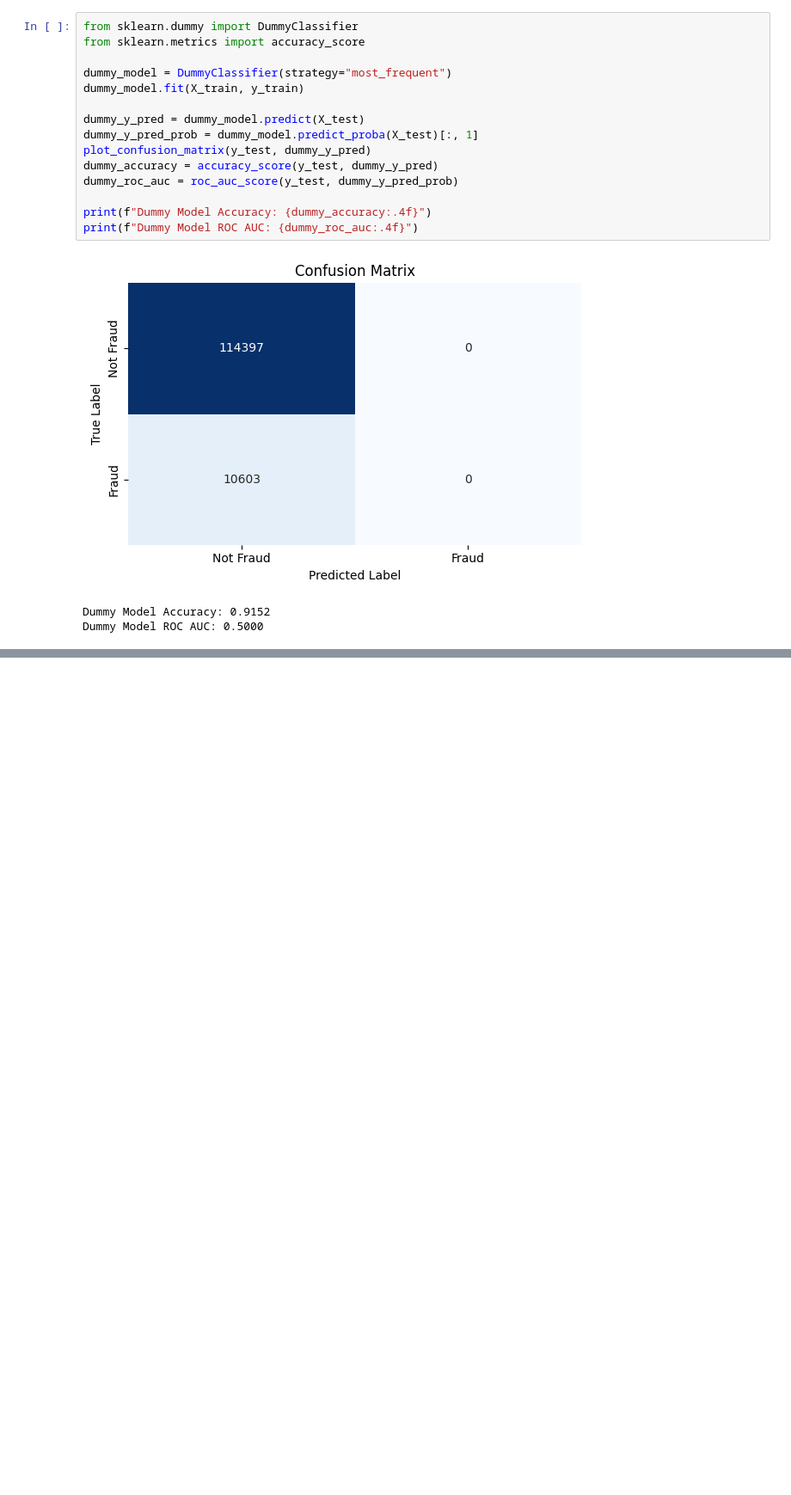
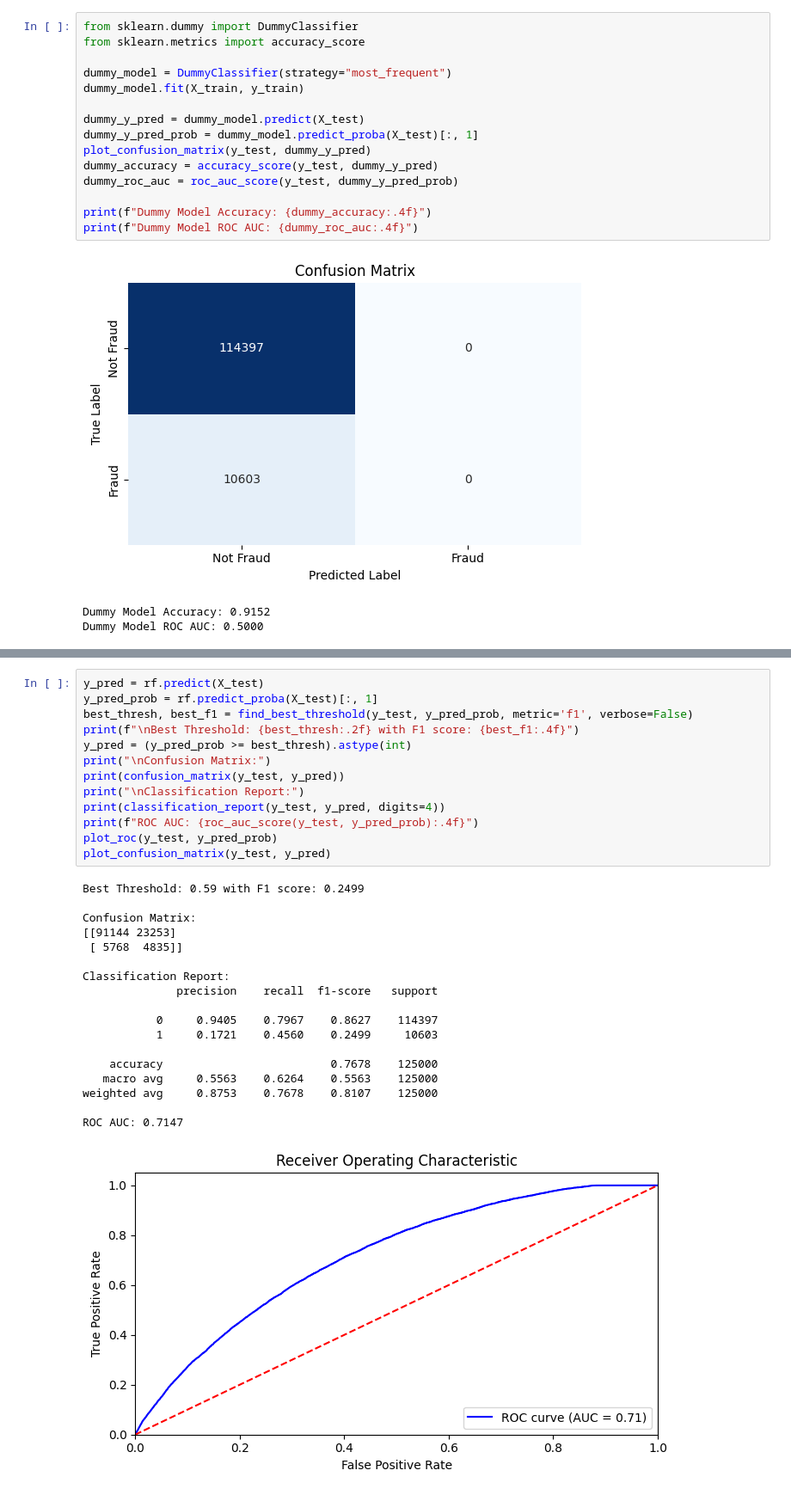
Before and after one commit to b-szczesniak/hackathon-entry, a Jupyter notebook: src/notebooks/model.ipynb, the cells around one changed output, grey strips where cells are left out. Shown at 86% size. Drawn from its saved outputs; the diff is of its cells as text; blank space fills up the shorter version.

```diff
--- a/src/notebooks/model.ipynb
+++ b/src/notebooks/model.ipynb
@@ -204,0 +296,32 @@ Dummy Model ROC AUC: 0.5000
+# %%
+y_pred = rf.predict(X_test)
+y_pred_prob = rf.predict_proba(X_test)[:, 1]
+best_thresh, best_f1 = find_best_threshold(y_test, y_pred_prob, metric='f1', verbose=False)
+print(f"\nBest Threshold: {best_thresh:.2f} with F1 score: {best_f1:.4f}")
+y_pred = (y_pred_prob >= best_thresh).astype(int)
+print("\nConfusion Matrix:")
+print(confusion_matrix(y_test, y_pred))
+print("\nClassification Report:")
+print(classification_report(y_test, y_pred, digits=4))
+print(f"ROC AUC: {roc_auc_score(y_test, y_pred_prob):.4f}")
+plot_roc(y_test, y_pred_prob)
+plot_confusion_matrix(y_test, y_pred)
+# %% [output]
+Best Threshold: 0.59 with F1 score: 0.2499
+
+Confusion Matrix:
+[[91144 23253]
+ [ 5768  4835]]
+
+Classification Report:
+              precision    recall  f1-score   support
+
+           0     0.9405    0.7967    0.8627    114397
+           1     0.1721    0.4560    0.2499     10603
+
+    accuracy                         0.7678    125000
+   macro avg     0.5563    0.6264    0.5563    125000
+weighted avg     0.8753    0.7678    0.8107    125000
+
+ROC AUC: 0.7147
+[figure, added]
```
Also changed, not shown: parts of 17 cells of this notebook, 1 other file.
